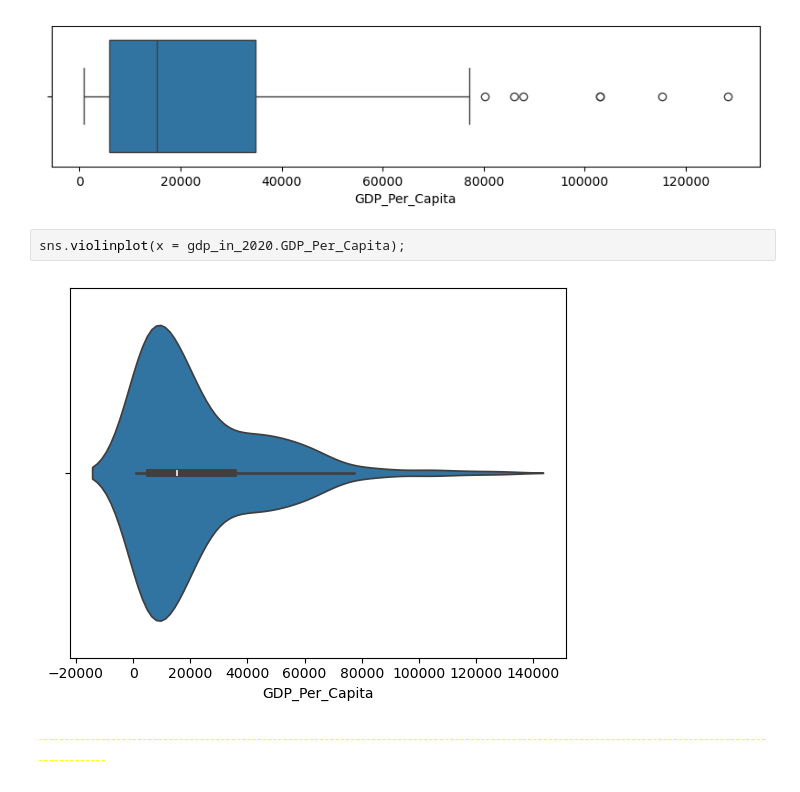
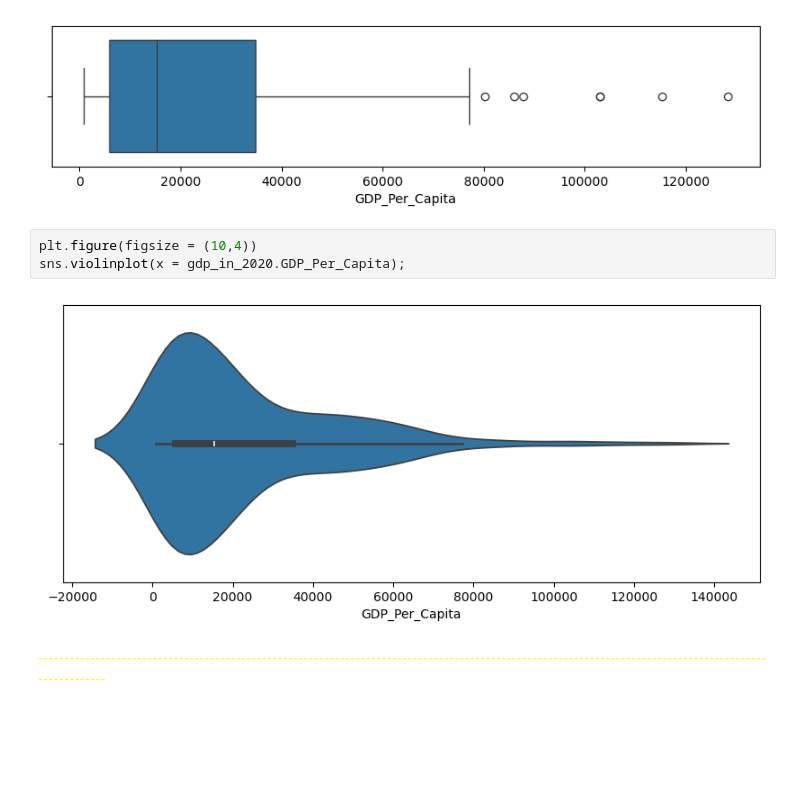
Before and after one commit to NSS-Full-Time-Data-Analytics-15/un-project-JakeWard91, a Jupyter notebook: scripts/un_project_ward.ipynb, the cells around one changed output. Cells and saved outputs as stored; diff of their text form; blank space fills up the shorter version.

```diff
--- a/scripts/un_project_ward.ipynb
+++ b/scripts/un_project_ward.ipynb
@@ -115,9 +115,10 @@ sns.boxplot(x = gdp_in_2020.GDP_Per_Capita);
 # %% [output]
 [figure]
 # %%
+plt.figure(figsize = (10,4))
 sns.violinplot(x = gdp_in_2020.GDP_Per_Capita);
 # %% [output]
-[figure, old version]
+[figure, new version]
 # %% [markdown]
 <font color='yellow'>---------------------------------------------------------------------------------------------------------------------------------------------------------</font>
 # %% [markdown]
```
Also changed, not shown: parts of 21 cells of this notebook.
